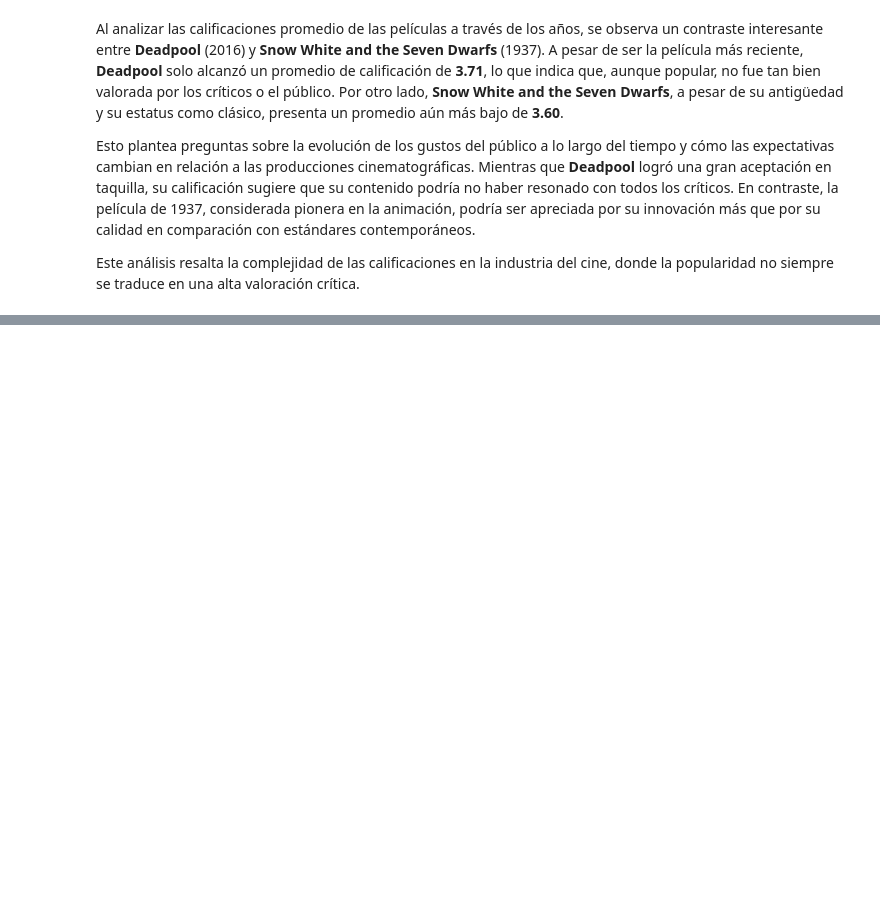
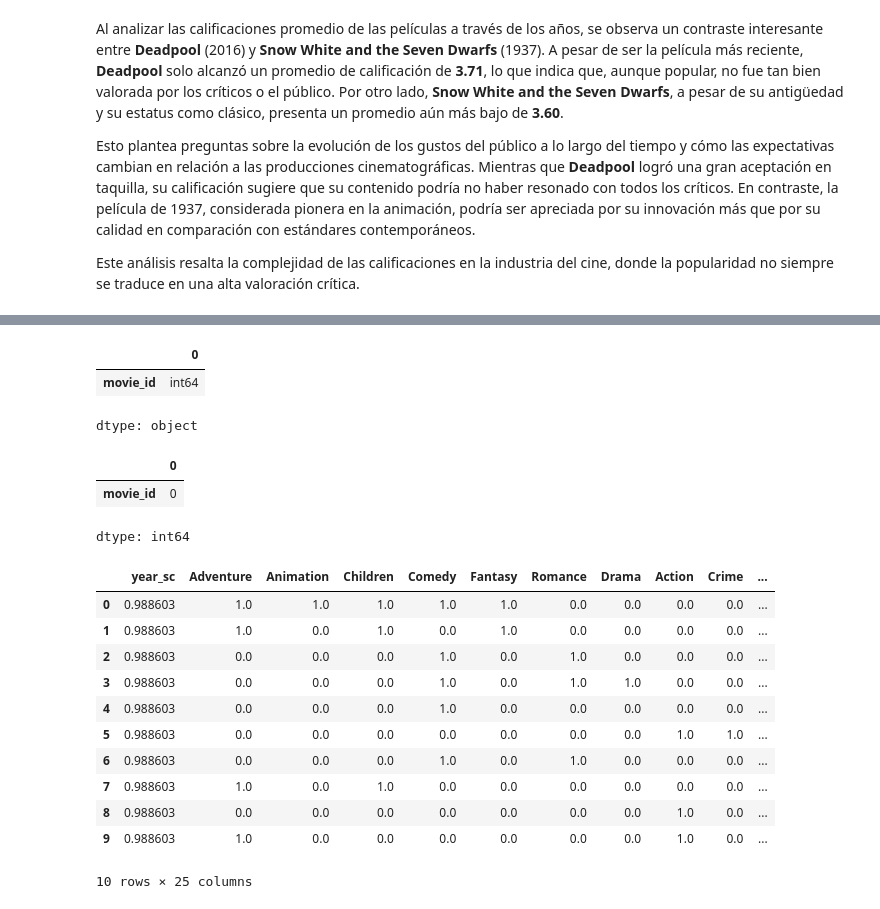
Before and after one commit to leidysguerrero120/Trabajo-Anal-tica-3---Marketing, a Jupyter notebook: Modelos_Marketing.ipynb, the cells around one changed output, grey strips where cells are left out. Saved outputs shown, nothing was run; the diff lists cells and outputs as text; code cells hidden in the pictures; blank space fills up the shorter version.

```diff
--- a/Modelos_Marketing.ipynb
+++ b/Modelos_Marketing.ipynb
@@ -193,0 +399,15 @@ Este análisis resalta la complejidad de las calificaciones en la industria del
+# %%
+conn = sqlite3.connect('/content/drive/MyDrive/db_movies_final')
+
+try:
+    usuarios = pd.read_sql('SELECT DISTINCT user_id AS user_id FROM ratings_final', conn)
+    print(usuarios)
+
+    user_id = 1
+
+except sqlite3.Error as e:
+    print(f"Error al conectar a la base de datos: {e}")
+
+finally:
+    if conn:
+        conn.close()
@@ -193,0 +511,28 @@ Este análisis resalta la complejidad de las calificaciones en la industria del
+# %%
+conn = sqlite3.connect('/content/drive/MyDrive/db_movies_final')
+
+try:
+    movies = pd.read_sql('SELECT * FROM movies', conn)
+    print("Datos cargados de la tabla 'movies' con éxito.")
+
+    if movies.empty:
+        print("La tabla 'movies' está vacía.")
+    else:
+        print(f"Se han cargado {len(movies)} registros de movies.")
+
+    if 'movies_dum2' not in locals():
+        movies_dum2 = pd.DataFrame()
+
+    movies_dum2['movie_id'] = movies['movieId']
+    movies_dum2['title'] = movies['title']
+
+    print("Columnas 'movie_id' y 'title' agregadas a movies_dum2.")
+    print(movies_dum2.head())
+
+except sqlite3.Error as e:
+    print(f"Error al operar con la base de datos: {e}")
+
+finally:
+    if conn:
+        conn.close()
+        print()
@@ -193,0 +598,27 @@ Este análisis resalta la complejidad de las calificaciones en la industria del
+# %%
+l_movies_w.dtypes
+# %% [output]
+|  | 0 |
+| movie_id | int64 |
+dtype: object
+# %%
+l_movies_w.isnull().sum()
+# %% [output]
+|  | 0 |
+| movie_id | 0 |
+dtype: int64
+# %%
+movies_dum2.head(10)
+# %% [output]
+|  | year_sc | Adventure | Animation | Children | Comedy | Fantasy | Romance | Drama | Action | Crime | ... |
+| 0 | 0.988603 | 1.0 | 1.0 | 1.0 | 1.0 | 1.0 | 0.0 | 0.0 | 0.0 | 0.0 | ... |
+| 1 | 0.988603 | 1.0 | 0.0 | 1.0 | 0.0 | 1.0 | 0.0 | 0.0 | 0.0 | 0.0 | ... |
+| 2 | 0.988603 | 0.0 | 0.0 | 0.0 | 1.0 | 0.0 | 1.0 | 0.0 | 0.0 | 0.0 | ... |
+| 3 | 0.988603 | 0.0 | 0.0 | 0.0 | 1.0 | 0.0 | 1.0 | 1.0 | 0.0 | 0.0 | ... |
+| 4 | 0.988603 | 0.0 | 0.0 | 0.0 | 1.0 | 0.0 | 0.0 | 0.0 | 0.0 | 0.0 | ... |
+| 5 | 0.988603 | 0.0 | 0.0 | 0.0 | 0.0 | 0.0 | 0.0 | 0.0 | 1.0 | 1.0 | ... |
+| 6 | 0.988603 | 0.0 | 0.0 | 0.0 | 1.0 | 0.0 | 1.0 | 0.0 | 0.0 | 0.0 | ... |
+| 7 | 0.988603 | 1.0 | 0.0 | 1.0 | 0.0 | 0.0 | 0.0 | 0.0 | 0.0 | 0.0 | ... |
+| 8 | 0.988603 | 0.0 | 0.0 | 0.0 | 0.0 | 0.0 | 0.0 | 0.0 | 1.0 | 0.0 | ... |
+| 9 | 0.988603 | 1.0 | 0.0 | 0.0 | 0.0 | 0.0 | 0.0 | 0.0 | 1.0 | 0.0 | ... |
+10 rows × 25 columns
```
Also changed, not shown: parts of 41 cells of this notebook.
